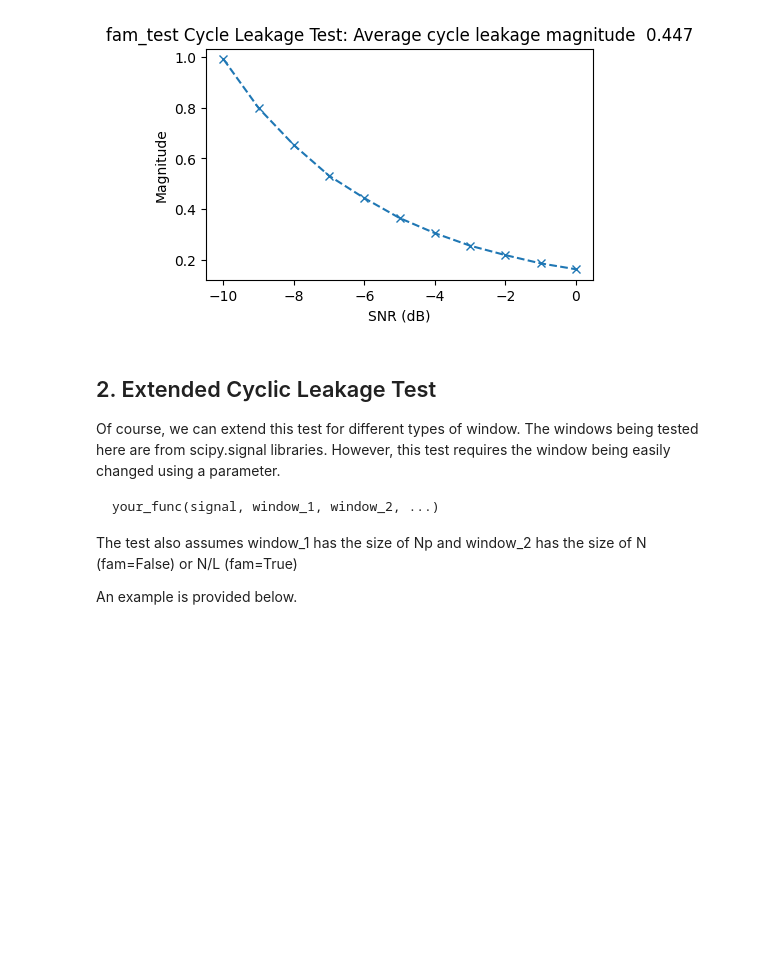
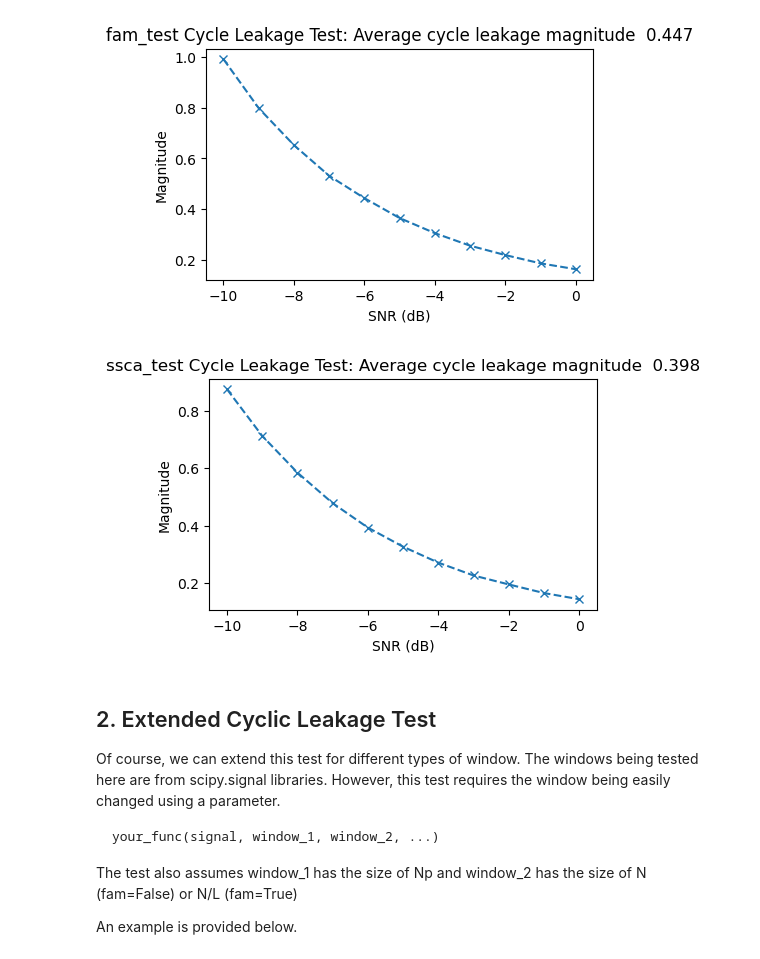
Before and after one commit to SuperStupidness/Spectral_Correlation_Estimation_Test, a Jupyter notebook: cycle_leakage_test_example.ipynb, the cells around one changed output. Drawn from its saved outputs; the diff is of its cells as text; code cells hidden in the pictures; blank space fills up the shorter version.

```diff
--- a/cycle_leakage_test_example.ipynb
+++ b/cycle_leakage_test_example.ipynb
@@ -35,6 +35,10 @@ Often cycle leakage is the most present where there is a strong sine wave energy
 fam_result = test.window_test(fam, snr=np.arange(-10, 1), name="fam_test", fam=True)
 # %% [output]
 [figure]
+# %%
+ssca_result = test.window_test(ssca, snr=np.arange(-10, 1), name="ssca_test", fam=False)
+# %% [output]
+[figure, added]
 # %% [markdown]
 ## 2. Extended Cyclic Leakage Test
 
```
Also changed, not shown: parts of 1 cell of this notebook, 16 other files.
